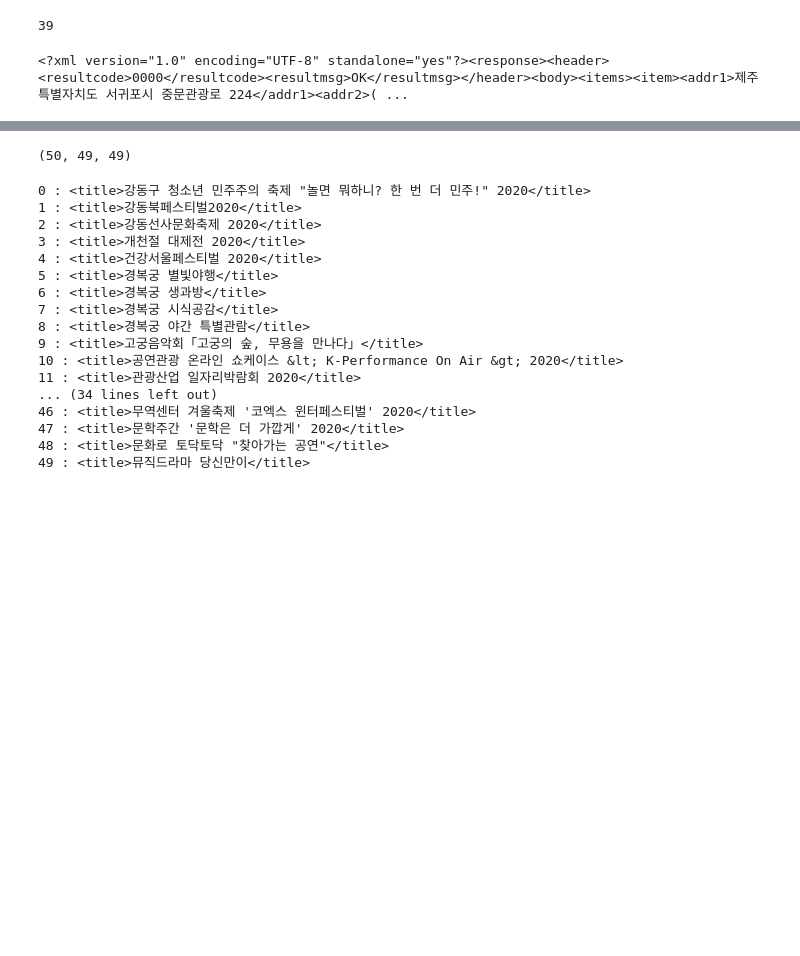
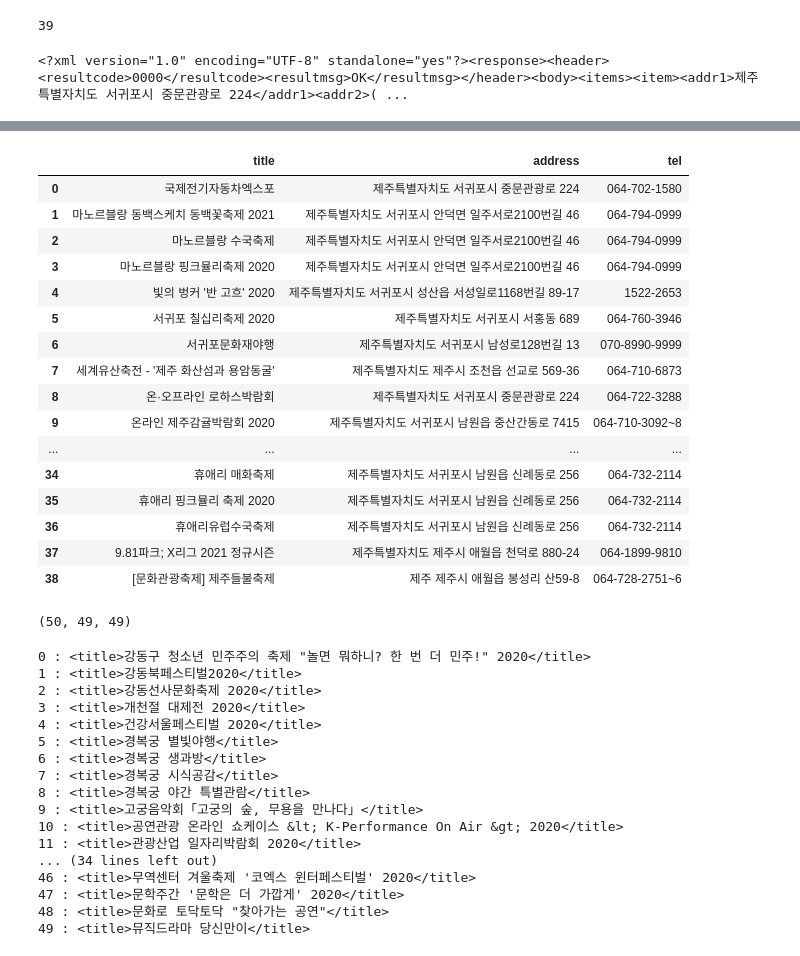
Before and after one commit to laits1/TIL, a Jupyter notebook: WebCrawl/05_0_공공데이터API활용하기.ipynb, the cells around one changed output, grey strips where cells are left out. Drawn from its saved outputs; the diff is of its cells as text; code cells hidden in the pictures; blank space fills up the shorter version.

```diff
--- a/WebCrawl/05_0_공공데이터API활용하기.ipynb
+++ b/WebCrawl/05_0_공공데이터API활용하기.ipynb
@@ -139,30 +183,59 @@ bs_obj
 # %%
 # 축제 정보
-# url 및 서비스 키
-endpoint = 'http://api.visitkorea.or.kr/openapi/service/rest/KorService/searchFestival?'
+# url 구성
+endpoint='http://api.visitkorea.or.kr/openapi/service/rest/KorService/areaBasedList?'
 serviceKey = '%2BLLqZA1QqtSEtr1Tkwof8BSkf14yznYnRQqU5bo0FydlhEz0L9dqbrjE75%2Ff%2FIPoKqOSJb4hQhtQj%2BTKx3aVjw%3D%3D'
 
-numOfRows = "50"
+#  paramset  구성
+numOfRows = "225"
 pageNo = "1"
 MobileOS = "ETC"
 MobileApp = "AppTest"
 arrange = "A"
 listYN = "Y"
-areaCode ="1"
-sigunguCode ="4"
-eventStartDate = "20200101"
+areaCode ="32" # 32번 강원도
+sigunguCode ="1"
+# contentTypeId = "15" #32 번 숙박코드
+contentTypeId = "12"
 
-paramset = "serviceKey=" + serviceKey +"&" \
-            + "numOfRows=" + numOfRows +"&" \
-            + "pageNo=" + pageNo +"&"  \
-            + "MobileOS=" + MobileOS +"&"  \
-            + "MobileApp=" + MobileApp + "&" \
-            + "arrange="+ arrange + "&" \
-            + "areaCode=" + areaCode + "&"\
-            + "listYN=" + listYN + "&"  \
-            + "eventStartDate=" + eventStartDate
+
+
 
 url = endpoint + paramset
 result = requests.get(url) # api 서비스 호출
 bs_obj = BeautifulSoup(result.content, "html.parser")
 items = bs_obj.findAll('item')
+# %%
+title = []
+address = []
+tel = []
+
+for item in items :
+    title.append(item.find('title').text)
+    address.append(item.find('addr1').text)
+    try :
+        tel.append(item.find('tel').text)
+    except :
+        tel.append("No Data")
+# %%
+area_dict = {"title": title, "address" : address, "tel" : tel}
+area_df = pd.DataFrame(area_dict)
+area_df
+# %% [output]
+|  | title | address | tel |
+| 0 | 국제전기자동차엑스포 | 제주특별자치도 서귀포시 중문관광로 224 | 064-702-1580 |
+| 1 | 마노르블랑 동백스케치 동백꽃축제 2021 | 제주특별자치도 서귀포시 안덕면 일주서로2100번길 46 | 064-794-0999 |
+| 2 | 마노르블랑 수국축제 | 제주특별자치도 서귀포시 안덕면 일주서로2100번길 46 | 064-794-0999 |
+| 3 | 마노르블랑 핑크뮬리축제 2020 | 제주특별자치도 서귀포시 안덕면 일주서로2100번길 46 | 064-794-0999 |
+| 4 | 빛의 벙커 '반 고흐' 2020 | 제주특별자치도 서귀포시 성산읍 서성일로1168번길 89-17 | 1522-2653 |
+| 5 | 서귀포 칠십리축제 2020 | 제주특별자치도 서귀포시 서홍동 689 | 064-760-3946 |
+| 6 | 서귀포문화재야행 | 제주특별자치도 서귀포시 남성로128번길 13 | 070-8990-9999 |
+| 7 | 세계유산축전 - '제주 화산섬과 용암동굴' | 제주특별자치도 제주시 조천읍 선교로 569-36 | 064-710-6873 |
+| 8 | 온·오프라인 로하스박람회 | 제주특별자치도 서귀포시 중문관광로 224 | 064-722-3288 |
+| 9 | 온라인 제주감귤박람회 2020 | 제주특별자치도 서귀포시 남원읍 중산간동로 7415 | 064-710-3092~8 |
+| ... | ... | ... | ... |
+| 34 | 휴애리 매화축제 | 제주특별자치도 서귀포시 남원읍 신례동로 256 | 064-732-2114 |
+| 35 | 휴애리 핑크뮬리 축제 2020 | 제주특별자치도 서귀포시 남원읍 신례동로 256 | 064-732-2114 |
+| 36 | 휴애리유럽수국축제 | 제주특별자치도 서귀포시 남원읍 신례동로 256 | 064-732-2114 |
+| 37 | 9.81파크; X리그 2021 정규시즌 | 제주특별자치도 제주시 애월읍 천덕로 880-24 | 064-1899-9810 |
+| 38 | [문화관광축제] 제주들불축제 | 제주 제주시 애월읍 봉성리 산59-8 | 064-728-2751~6 |
```
Also changed, not shown: parts of 8 cells of this notebook, 2 other files.
